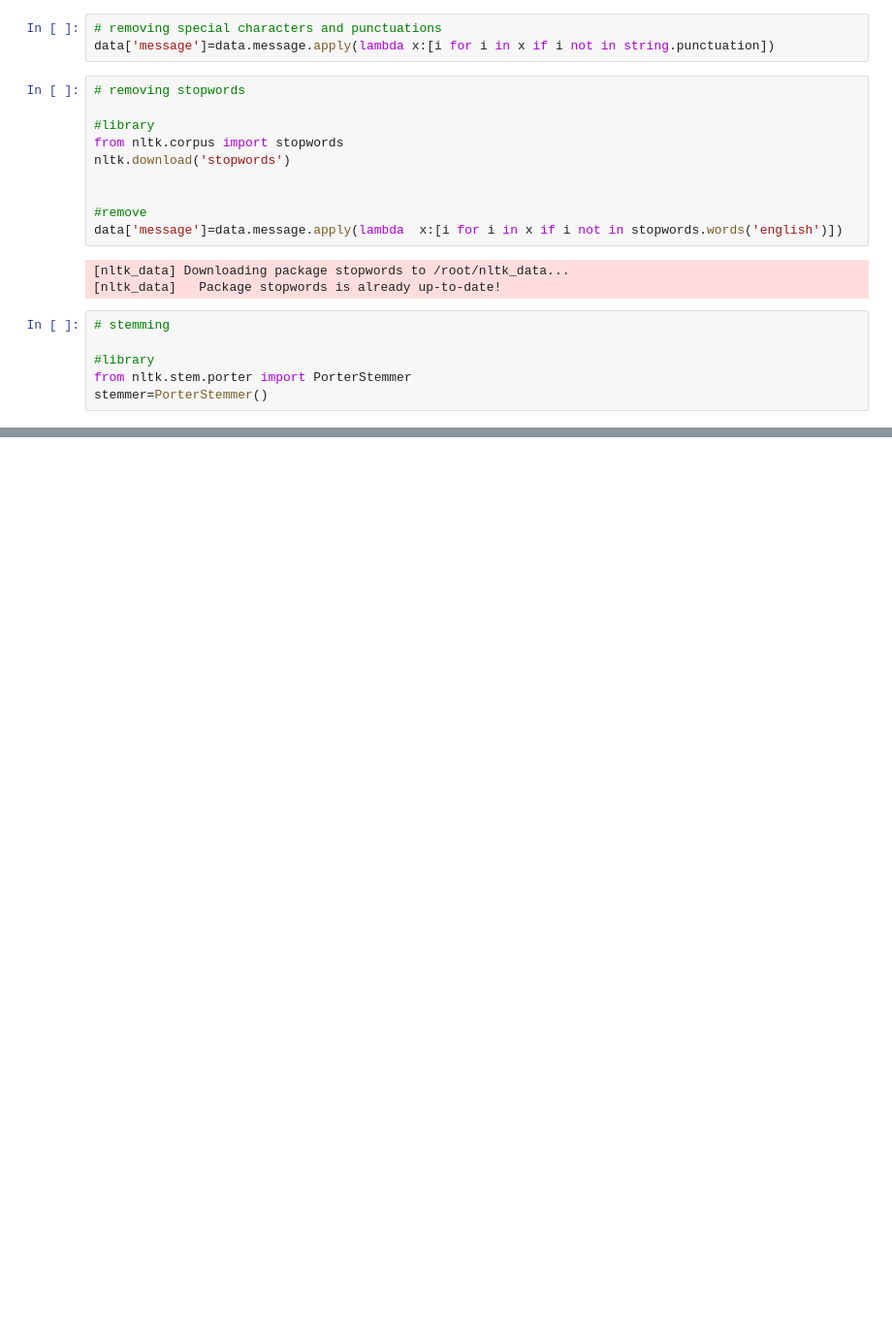
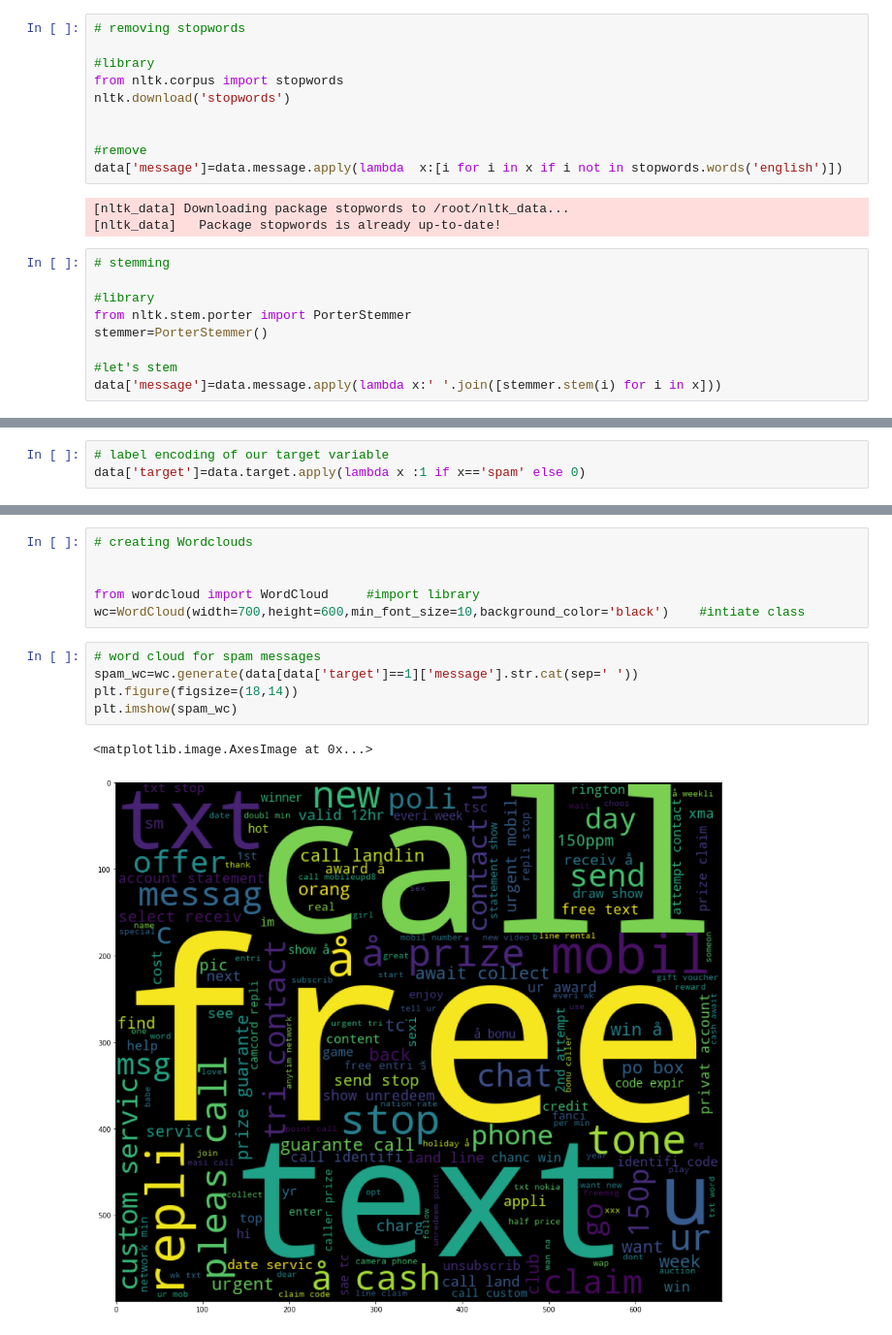
Before and after one commit to ajayn3300/SMS_Spam_Detector---NLP, a Jupyter notebook: SMS_Spam_Detector_(NLP).ipynb, the cells around one changed output, grey strips where cells are left out. Shown at 97% size. Cells and saved outputs as stored; diff of their text form; blank space fills up the shorter version.

```diff
--- a/SMS_Spam_Detector_(NLP).ipynb
+++ b/SMS_Spam_Detector_(NLP).ipynb
@@ -194,6 +197,3 @@ data['message']=data['message'].apply(lambda x :nltk.word_tokenize(x))
-# %%
-# removing special characters and punctuations
-data['message']=data.message.apply(lambda x:[i for i in x if i not in string.punctuation])
 # %%
 # removing stopwords
 
@@ -213,3 +213,6 @@ data['message']=data.message.apply(lambda  x:[i for i in x if i not in stopwords
 #library
 from nltk.stem.porter import PorterStemmer
 stemmer=PorterStemmer()
+
+#let's stem
+data['message']=data.message.apply(lambda x:' '.join([stemmer.stem(i) for i in x]))
@@ -227,0 +219,3 @@ stemmer.stem('eating')
+# %%
+# label encoding of our target variable
+data['target']=data.target.apply(lambda x :1 if x=='spam' else 0)
@@ -227,0 +230,14 @@ stemmer.stem('eating')
+# %%
+# creating Wordclouds
+
+
+from wordcloud import WordCloud     #import library
+wc=WordCloud(width=700,height=600,min_font_size=10,background_color='black')    #intiate class
+# %%
+# word cloud for spam messages
+spam_wc=wc.generate(data[data['target']==1]['message'].str.cat(sep=' '))
+plt.figure(figsize=(18,14))
+plt.imshow(spam_wc)
+# %% [output]
+<matplotlib.image.AxesImage at 0x...>
+[figure, added]
```
Also changed, not shown: parts of 11 cells of this notebook.
